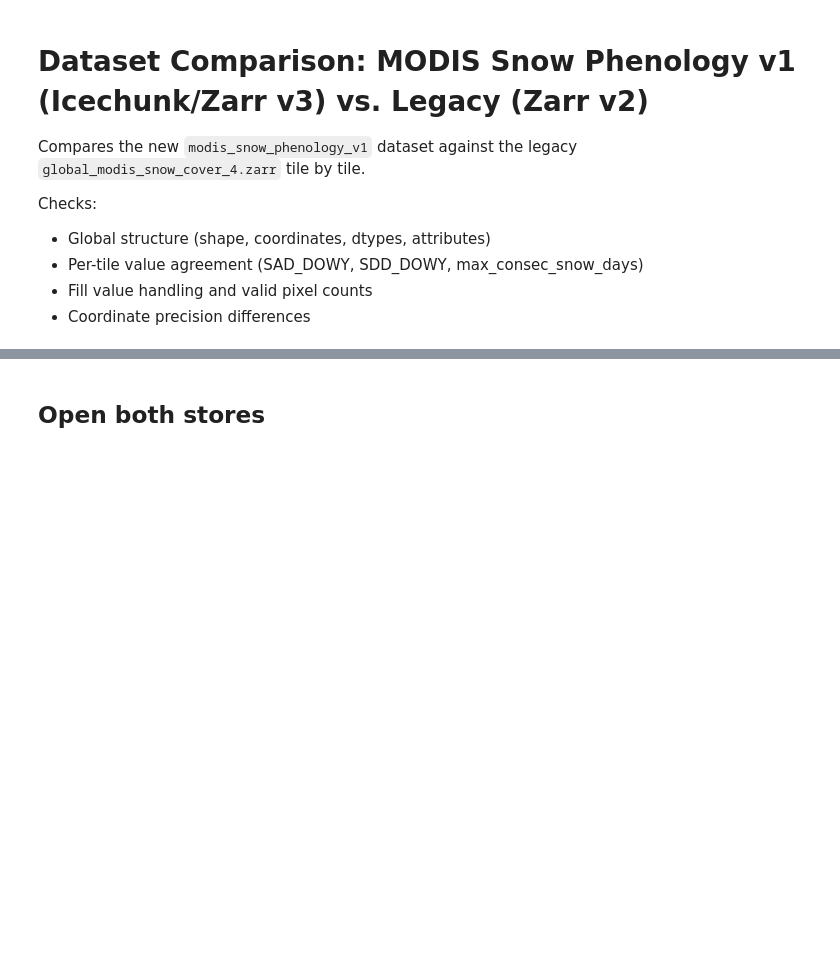
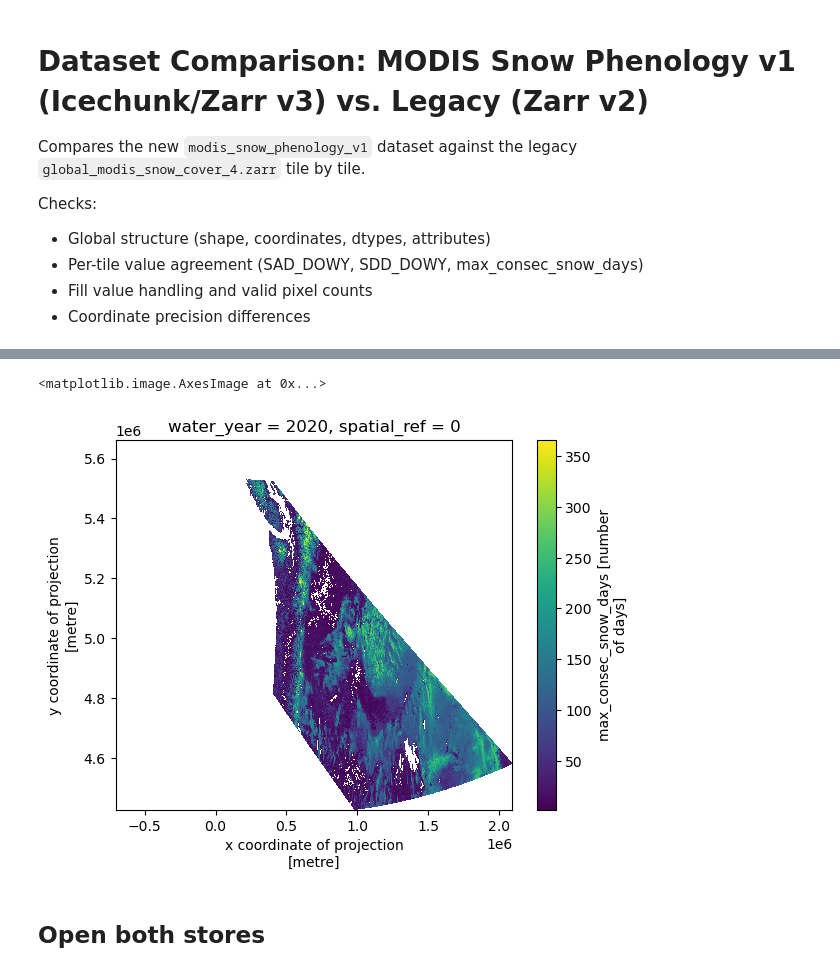
Before and after one commit to egagli/MODIS_snow_phenology, a Jupyter notebook: notebooks/02_compare_with_v1.ipynb, the cells around one changed output, grey strips where cells are left out. Saved outputs shown, nothing was run; the diff lists cells and outputs as text; code cells hidden in the pictures; blank space fills up the shorter version.

```diff
--- a/notebooks/02_compare_with_v1.ipynb
+++ b/notebooks/02_compare_with_v1.ipynb
@@ -29,0 +144,13 @@ VARS = ['SAD_DOWY', 'SDD_DOWY', 'max_consec_snow_days']
+# %%
+storage = icechunk.azure_storage(
+    account=config.AZURE_STORAGE_ACCOUNT,
+    container=config.AZURE_CONTAINER,
+    prefix=config.ICECHUNK_PREFIX,
+    sas_token=config.AZURE_STORAGE_SAS_TOKEN,
+)
+repo = icechunk.Repository.open(storage)
+
+session = repo.readonly_session("main")
+
+ds = xr.open_zarr(session.store, zarr_format=3, consolidated=False, mask_and_scale=True, decode_coords="all")
+ds
@@ -30,3 +199,12 @@ VARS = ['SAD_DOWY', 'SDD_DOWY', 'max_consec_snow_days']
+# %%
+v, h = 4, 9
+tile_bbox = status_gdf[(status_gdf["v"] == v) & (status_gdf["h"] == h)].geometry.total_bounds
+bbox = [tile_bbox[0] - 1, tile_bbox[1] - 1, tile_bbox[2] + 1, tile_bbox[3] + 1]
+# %%
+ds["max_consec_snow_days"].sel(water_year=2020).rio.clip_box(*bbox).rio.reproject("EPSG:32610").plot.imshow()
+# %% [output]
+<matplotlib.image.AxesImage at 0x...>
+[figure, added]
 # %%
 modis_grid_crs = gpd.read_file(
     'zip+http://book.ecosens.org/wp-content/uploads/2016/06/modis_grid.zip'
```
Also changed, not shown: parts of 7 cells of this notebook, 18 other files.
